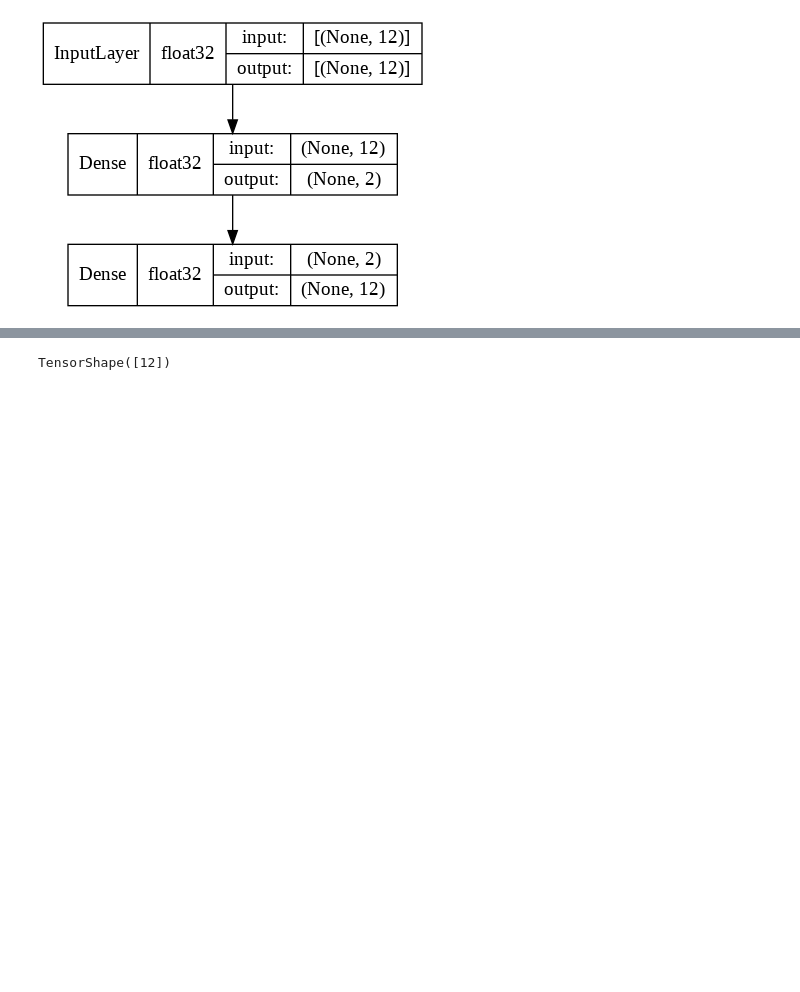
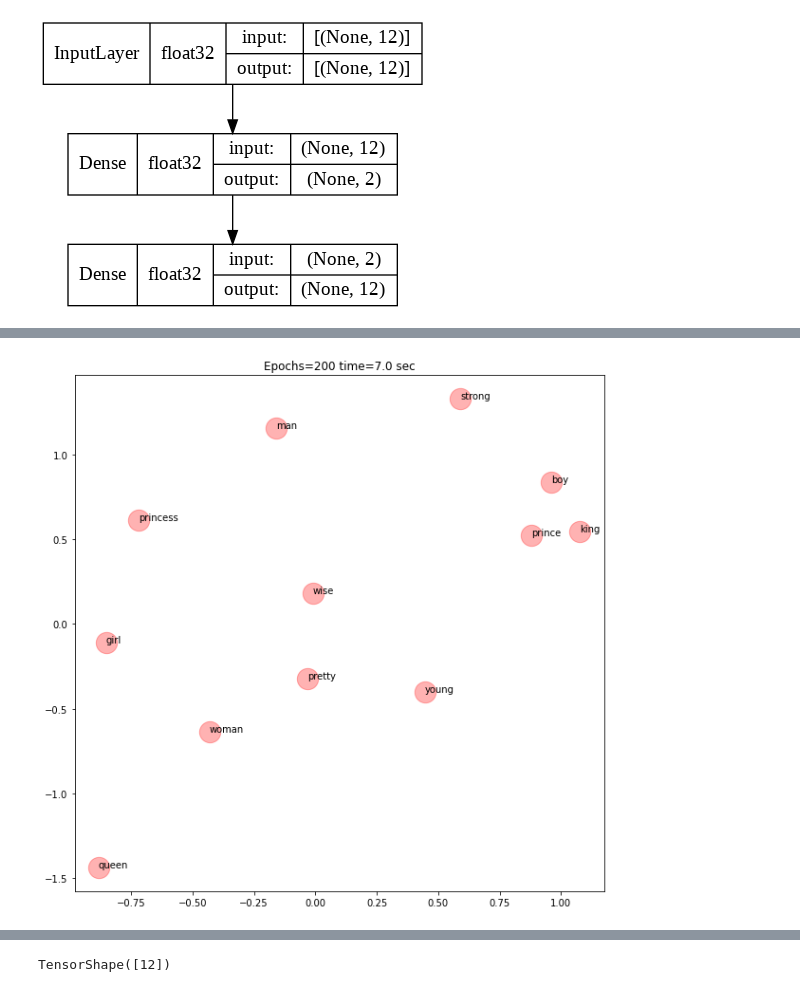
Before and after one commit to ftk1000/w2v_ftk1000, a Jupyter notebook: w2v_tf_fast.ipynb, the cells around one changed output, grey strips where cells are left out. Drawn from its saved outputs; the diff is of its cells as text; code cells hidden in the pictures; blank space fills up the shorter version.

```diff
--- a/w2v_tf_fast.ipynb
+++ b/w2v_tf_fast.ipynb
@@ -147,3 +186,8 @@ done
+# %%
+%matplotlib inline
+model = model_fit_n_show(model, eps=200)
+# %% [output]
+[figure, added]
 # %%
 network.weights
 # %% [output]
```
Also changed, not shown: parts of 14 cells of this notebook.
